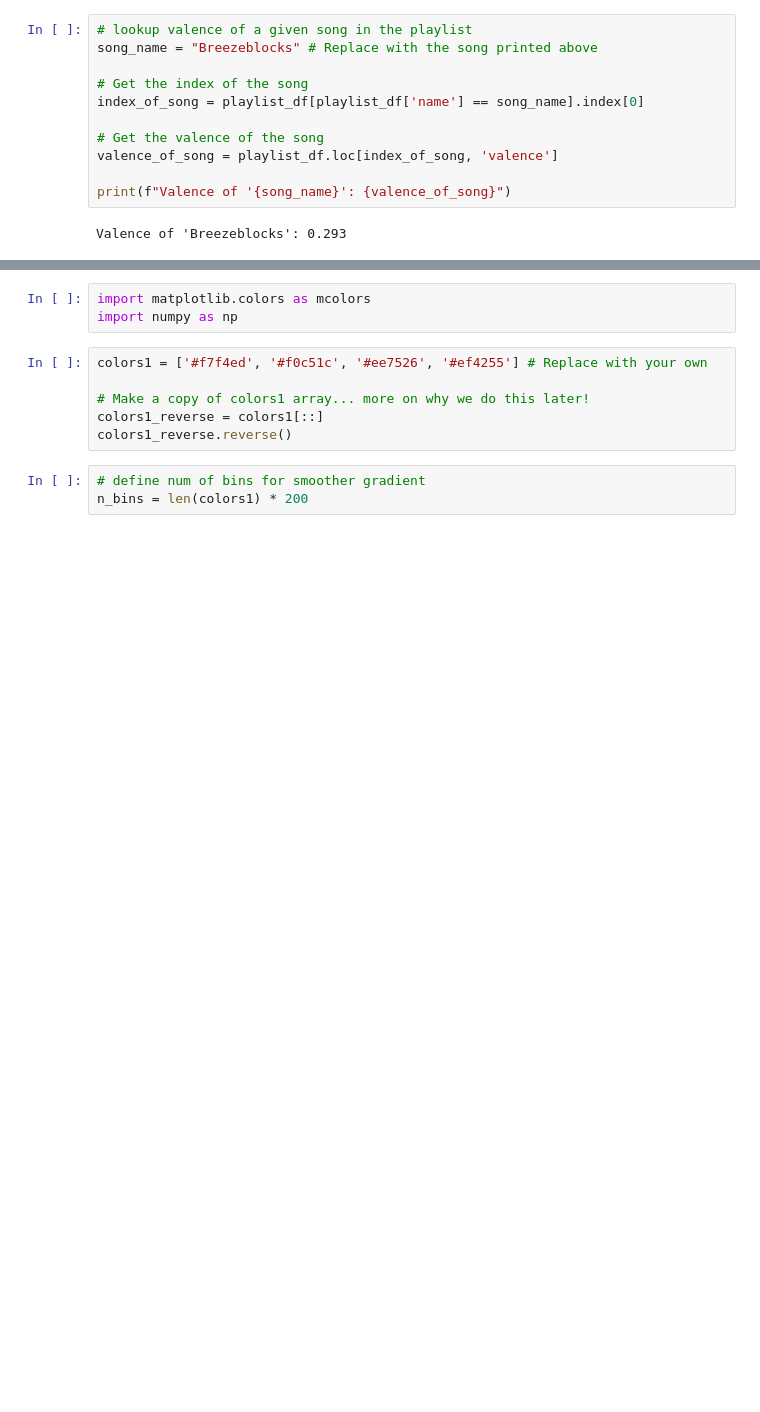
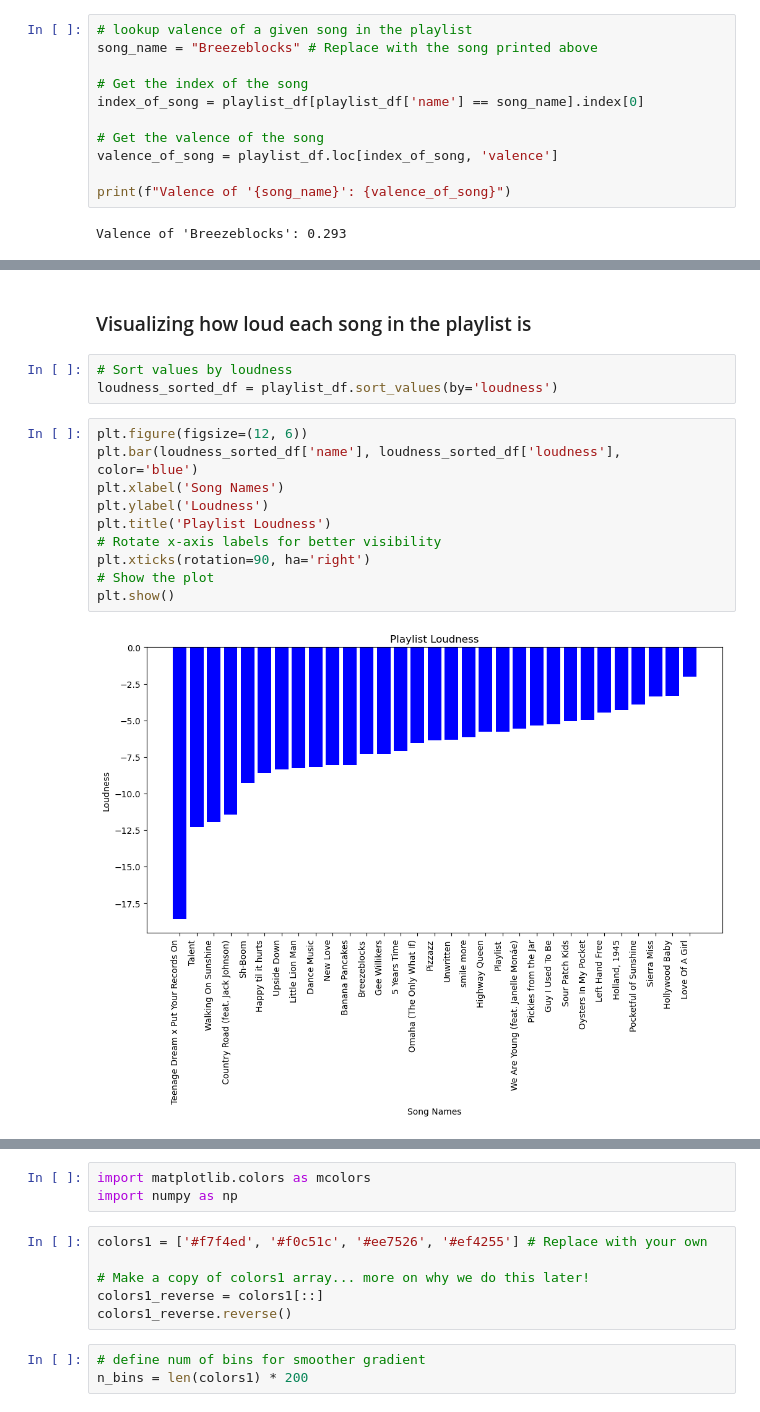
Before and after one commit to daisy-abbott/SpotifyMoodBoard, a Jupyter notebook: playlist.ipynb, the cells around one changed output, grey strips where cells are left out. Drawn from its saved outputs; the diff is of its cells as text; blank space fills up the shorter version.

```diff
--- a/playlist.ipynb
+++ b/playlist.ipynb
@@ -207,0 +285,17 @@ print(color_list)
+# %% [markdown]
+### Visualizing how loud each song in the playlist is
+# %%
+# Sort values by loudness
+loudness_sorted_df = playlist_df.sort_values(by='loudness')
+# %%
+plt.figure(figsize=(12, 6))
+plt.bar(loudness_sorted_df['name'], loudness_sorted_df['loudness'], color='blue')
+plt.xlabel('Song Names')
+plt.ylabel('Loudness')
+plt.title('Playlist Loudness')
+# Rotate x-axis labels for better visibility
+plt.xticks(rotation=90, ha='right')
+# Show the plot
+plt.show()
+# %% [output]
+[figure, added]
```
Also changed, not shown: parts of 60 cells of this notebook.
